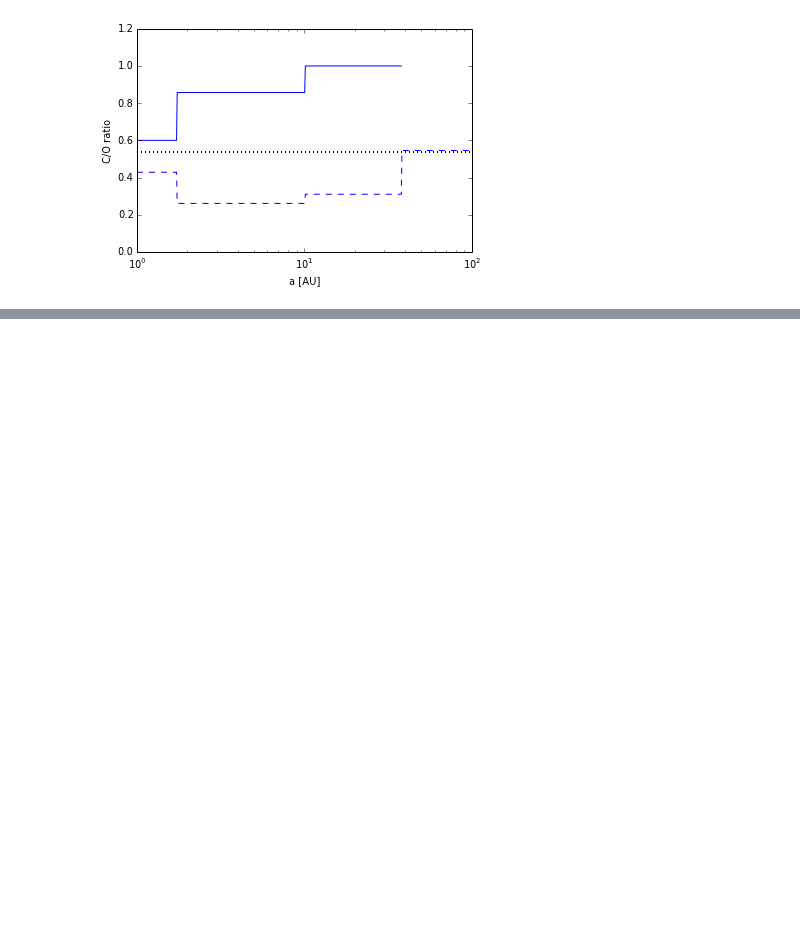
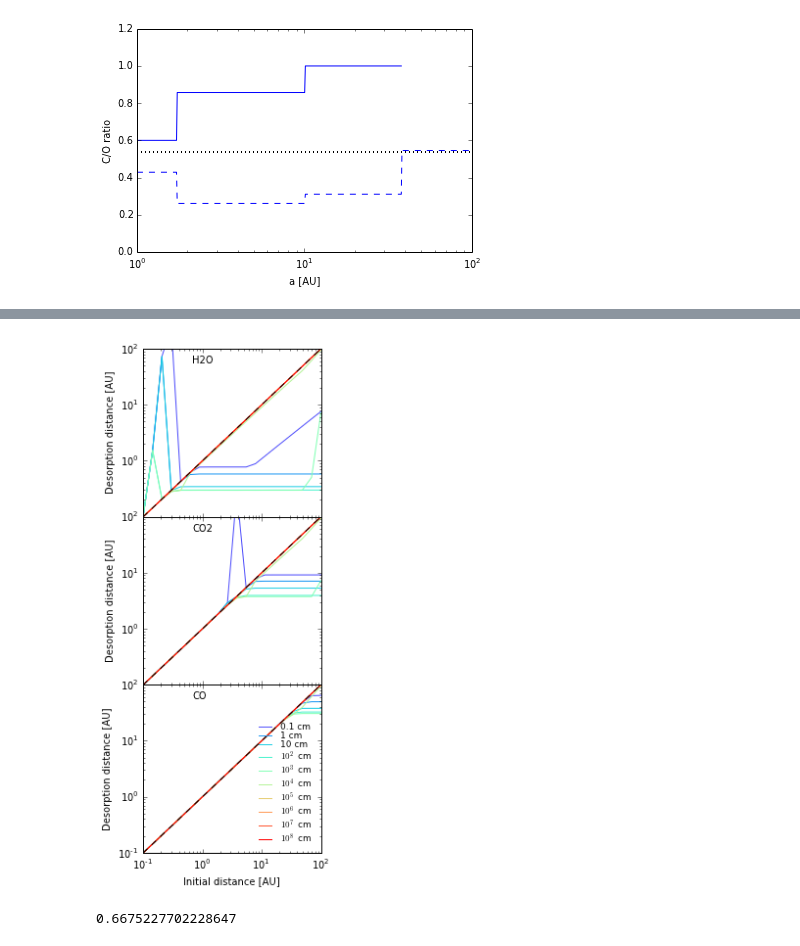
Before and after one commit to apiso/Thesis, a Jupyter notebook: python/CO_plots.ipynb, the cells around one changed output, grey strips where cells are left out. Cells and saved outputs as stored; diff of their text form; code cells hidden in the pictures; blank space fills up the shorter version.

```diff
--- a/python/CO_plots.ipynb
+++ b/python/CO_plots.ipynb
@@ -116,0 +138,14 @@ a = a[:22]
+# %%
+s0co, s1co, s2co, s3co, s4co, s5co, s6co, s7co, s8co, s9co, s10co = [], [], [], [], [], [], [], [], [], [], []
+for i in range(len(a)):
+    s0co = append(s0co, rf(a[i], 0.01, 28, 850, rhos = 2.0, betaS = 1., npts = 1e6)[0])
+    s1co = append(s1co, rf(a[i], 0.1, 28, 850, rhos = 2.0, betaS = 1., npts = 1e6)[0])
+    s2co = append(s2co, rf(a[i], 1, 28, 850, rhos = 2.0, betaS = 1., npts = 1e6)[0])
+    s3co = append(s3co, rf(a[i], 1e1, 28, 850, rhos = 2.0, betaS = 1., npts = 1e6)[0])
+    s4co = append(s4co, rf(a[i], 1e2, 28, 850, rhos = 2.0, betaS = 1., npts = 1e6)[0])
+    s5co = append(s5co, rf(a[i], 1e3, 28, 850, rhos = 2.0, betaS = 1., npts = 1e6)[0])
+    s6co = append(s6co, rf(a[i], 1e4, 28, 850, rhos = 2.0, betaS = 1., npts = 1e6)[0])
+    s7co = append(s7co, rf(a[i], 1e5, 28, 850, rhos = 2.0, betaS = 1., npts = 1e6)[0])
+    s8co = append(s8co, rf(a[i], 1e6, 28, 850, rhos = 2.0, betaS = 1., npts = 1e6)[0])
+    s9co = append(s9co, rf(a[i], 1e7, 28, 850, rhos = 2.0, betaS = 1., npts = 1e6)[0])
+    s10co = append(s10co, rf(a[i], 1e8, 28, 2000, rhos = 2.0, betaS = 1., npts = 1e6)[0])
@@ -129,0 +180,65 @@ plt.loglog(a, s6)
+# %%
+f, (ax1, ax2, ax3) = plt.subplots(3, sharex = True, figsize = (3.5, 8))
+
+rnb = linspace(0, 256, 11)
+
+#ax1.loglog(a, s0, c = cm.rainbow(int(rnb[0])), label = '0.01 cm')
+ax1.loglog(a, s1, c = cm.rainbow(int(rnb[1])), label = '0.1 cm')
+ax1.loglog(a, s2, c = cm.rainbow(int(rnb[2])), label = '1 cm')
+ax1.loglog(a, s3, c = cm.rainbow(int(rnb[3])), label = '10 cm')
+ax1.loglog(a, s4, c = cm.rainbow(int(rnb[4])), label = r'$10^2$ cm')
+ax1.loglog(a, s5, c = cm.rainbow(int(rnb[5])), label = r'$10^3$ cm')
+ax1.loglog(a, s6, c = cm.rainbow(int(rnb[6])), label = r'$10^4$ cm')
+ax1.loglog(a, s7, c = cm.rainbow(int(rnb[7])), label = r'$10^5$ cm')
+ax1.loglog(a, s8, c = cm.rainbow(int(rnb[8])), label = r'$10^6$ cm')
+ax1.loglog(a, s9, c = cm.rainbow(int(rnb[9])), label = r'$10^7$ cm')
+ax1.loglog(a, s10, c = cm.rainbow(int(rnb[10])), label = r'$10^8$ cm')
+ax1.loglog(a, a, '--', color = 'black')
+ax1.set_ylabel('Desorption distance [AU]')
+ax1.set_ylim(ymin = 0.10001, ymax = 100)
+ax1.text(0.7, 55, 'H2O')
+
+#ax2.loglog(a, s0c, c = cm.rainbow(int(rnb[0])))
+ax2.loglog(a, s1c, c = cm.rainbow(int(rnb[1])))
+ax2.loglog(a, s2c, c = cm.rainbow(int(rnb[2])))
+ax2.loglog(a, s3c, c = cm.rainbow(int(rnb[3])))
+ax2.loglog(a, s4c, c = cm.rainbow(int(rnb[4])))
+ax2.loglog(a, s5c, c = cm.rainbow(int(rnb[5])))
+ax2.loglog(a, s6c, c = cm.rainbow(int(rnb[6])))
+ax2.loglog(a, s7c, c = cm.rainbow(int(rnb[7])))
+ax2.loglog(a, s8c, c = cm.rainbow(int(rnb[8])))
+ax2.loglog(a, s9c, c = cm.rainbow(int(rnb[9])))
+ax2.loglog(a, s10c, c = cm.rainbow(int(rnb[10])))
+ax2.loglog(a, a, '--', color = 'black')
+ax2.set_ylabel('Desorption distance [AU]')
+ax2.set_ylim(ymin = 0.10001, ymax = 100)
+ax2.text(0.7, 55, 'CO2')
+
+#ax3.loglog(a, s0co, c = cm.rainbow(int(rnb[0])))
+ax3.loglog(a, s1co, c = cm.rainbow(int(rnb[1])), label = '0.1 cm')
+ax3.loglog(a, s2co, c = cm.rainbow(int(rnb[2])), label = '1 cm')
+ax3.loglog(a, s3co, c = cm.rainbow(int(rnb[3])), label = '10 cm')
+ax3.loglog(a, s4co, c = cm.rainbow(int(rnb[4])), label = r'$10^2$ cm')
+ax3.loglog(a, s5co, c = cm.rainbow(int(rnb[5])), label = r'$10^3$ cm')
+ax3.loglog(a, s6co, c = cm.rainbow(int(rnb[6])), label = r'$10^4$ cm')
+ax3.loglog(a, s7co, c = cm.rainbow(int(rnb[7])), label = r'$10^5$ cm')
+ax3.loglog(a, s8co, c = cm.rainbow(int(rnb[8])), label = r'$10^6$ cm')
+ax3.loglog(a, s9co, c = cm.rainbow(int(rnb[9])), label = r'$10^7$ cm')
+ax3.loglog(a, s10co, c = cm.rainbow(int(rnb[10])), label = r'$10^8$ cm')
+ax3.loglog(a, a, '--', color = 'black')
+ax3.set_ylabel('Desorption distance [AU]')
+ax3.set_xlabel('Initial distance [AU]')
+ax3.set_ylim(ymax = 100)
+ax3.legend(loc = 4, frameon = False, prop = {'size':9}, labelspacing = 0)
+ax3.text(0.7, 55, 'CO')
+
+plt.tight_layout()
+f.subplots_adjust(hspace = 0)
+
+plt.savefig('desorption_distace.pdf')
+# %% [output]
+[figure, added]
+# %%
+rH2O
+# %% [output]
+0.6675227702228647
```
Also changed, not shown: parts of 14 cells of this notebook, 11 other files.
